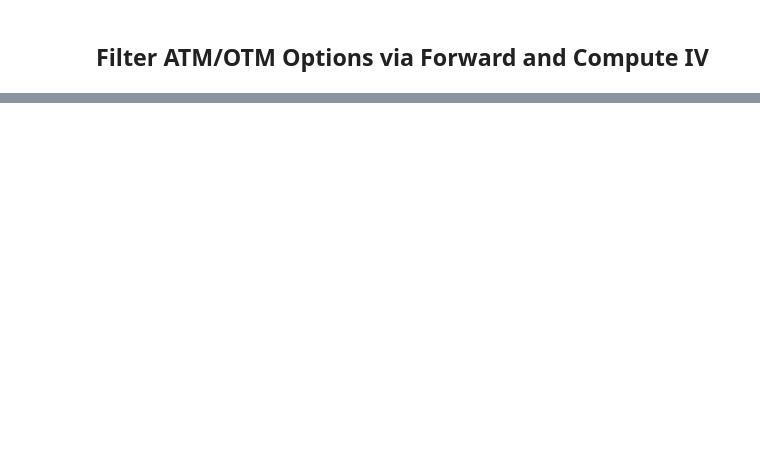
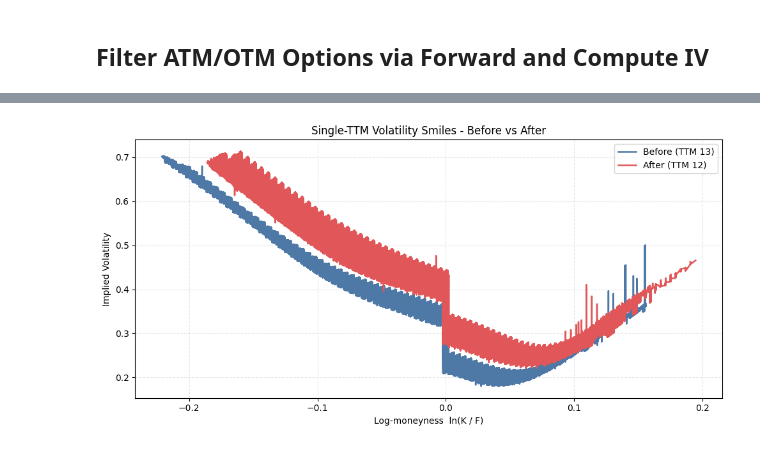
Before and after one commit to xavierchen0/qf620-stoch-proj, a Jupyter notebook: proj.ipynb, the cells around one changed output, grey strips where cells are left out. Cells and saved outputs as stored; diff of their text form; code cells hidden in the pictures; blank space fills up the shorter version.

```diff
--- a/proj.ipynb
+++ b/proj.ipynb
@@ -430,0 +611,17 @@ for period in ("before", "during", "after"):
+# %%
+# Compare before vs after using dedicated 13d/12d maturities.
+period_configs2 = {
+    "before": 13,
+    "during": 13,
+    "after": 12,
+}
+plot_single_ttm_smiles(
+    atm_otm_options,
+    period_configs2,
+    min_quotes=3,
+    selected_periods=("before", "after"),
+    plot_title="Single-TTM Volatility Smiles - Before vs After",
+)
+plt.show()
+# %% [output]
+[figure, added]
```
Also changed, not shown: parts of 12 cells of this notebook, 1 other file.
